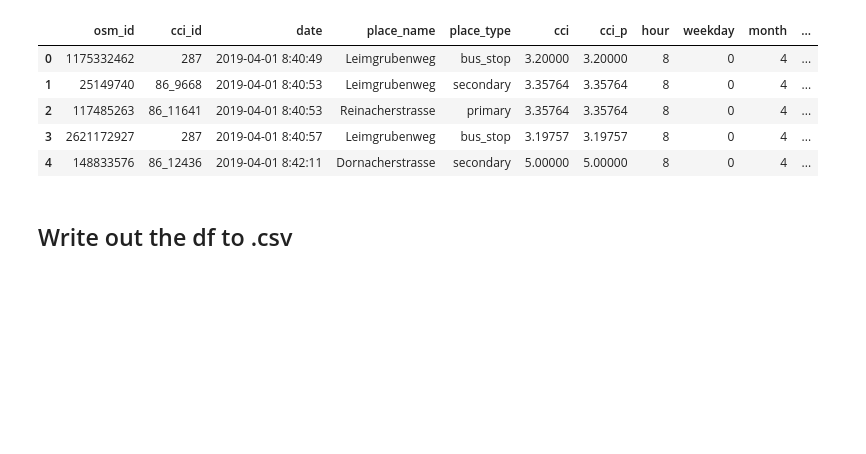
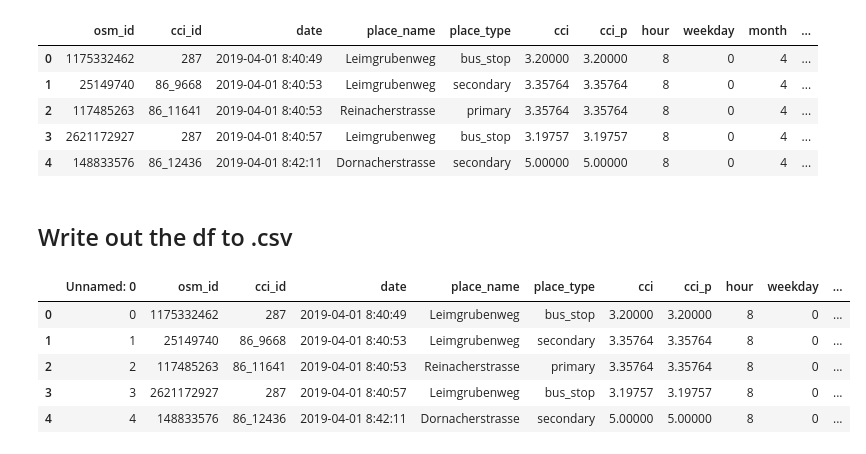
Before and after one commit to jeremiasbaur/SmartCleanCityHackZurich19, a Jupyter notebook: geomatics.ipynb, the cells around one changed output. Cells and saved outputs as stored; diff of their text form; code cells hidden in the pictures; blank space fills up the shorter version.

```diff
--- a/geomatics.ipynb
+++ b/geomatics.ipynb
@@ -87,3 +87,14 @@ df.head()
 ## Write out the df to .csv
 # %%
 df.to_csv("./data/2019-09-27-basel-measures-FEAT-TempPrecip.csv")
+# %%
+df = pd.read_csv("./data/2019-09-27-basel-measures-FEAT-TempPrecip.csv")
+# %%
+df.head()
+# %% [output]
+|  | Unnamed: 0 | osm_id | cci_id | date | place_name | place_type | cci | cci_p | hour | weekday | ... |
+| 0 | 0 | 1175332462 | 287 | 2019-04-01 8:40:49 | Leimgrubenweg | bus_stop | 3.20000 | 3.20000 | 8 | 0 | ... |
+| 1 | 1 | 25149740 | 86_9668 | 2019-04-01 8:40:53 | Leimgrubenweg | secondary | 3.35764 | 3.35764 | 8 | 0 | ... |
+| 2 | 2 | 117485263 | 86_11641 | 2019-04-01 8:40:53 | Reinacherstrasse | primary | 3.35764 | 3.35764 | 8 | 0 | ... |
+| 3 | 3 | 2621172927 | 287 | 2019-04-01 8:40:57 | Leimgrubenweg | bus_stop | 3.19757 | 3.19757 | 8 | 0 | ... |
+| 4 | 4 | 148833576 | 86_12436 | 2019-04-01 8:42:11 | Dornacherstrasse | secondary | 5.00000 | 5.00000 | 8 | 0 | ... |
```
Also changed, not shown: 3 other files.
